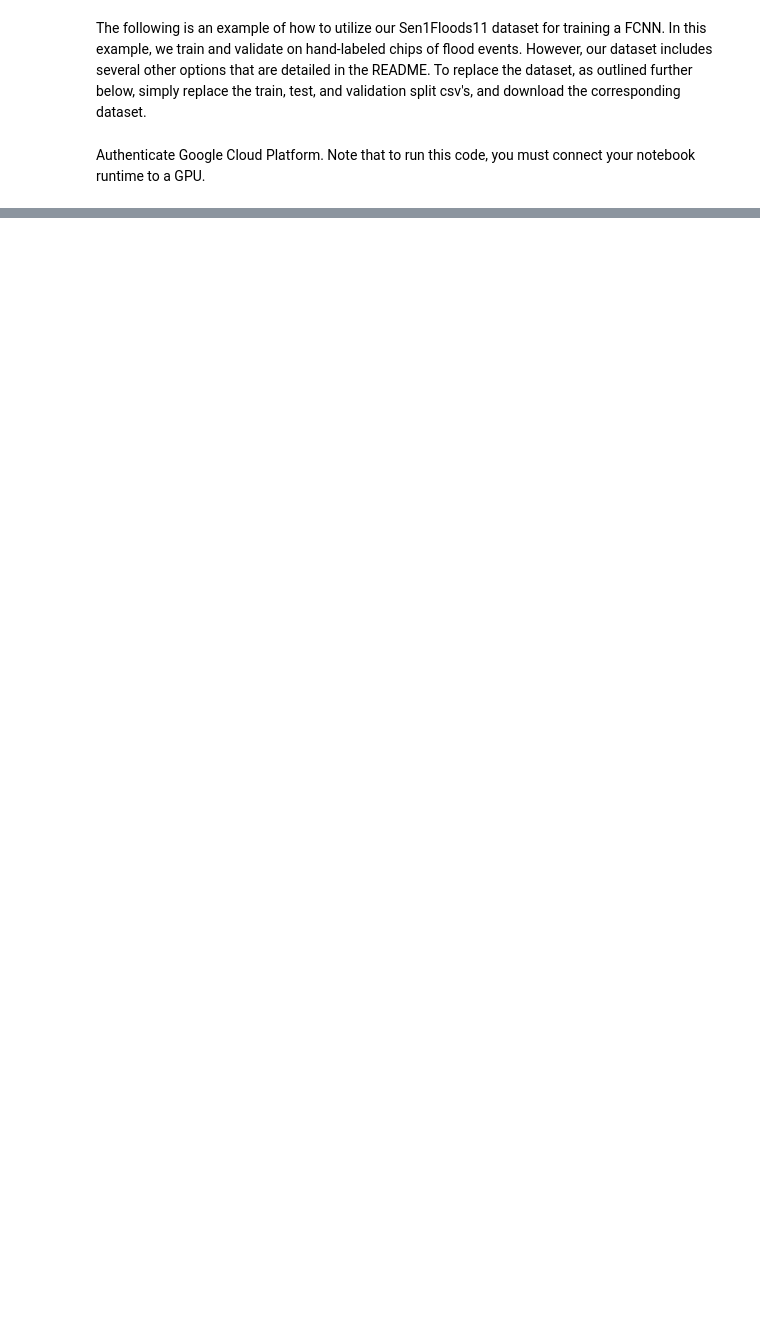
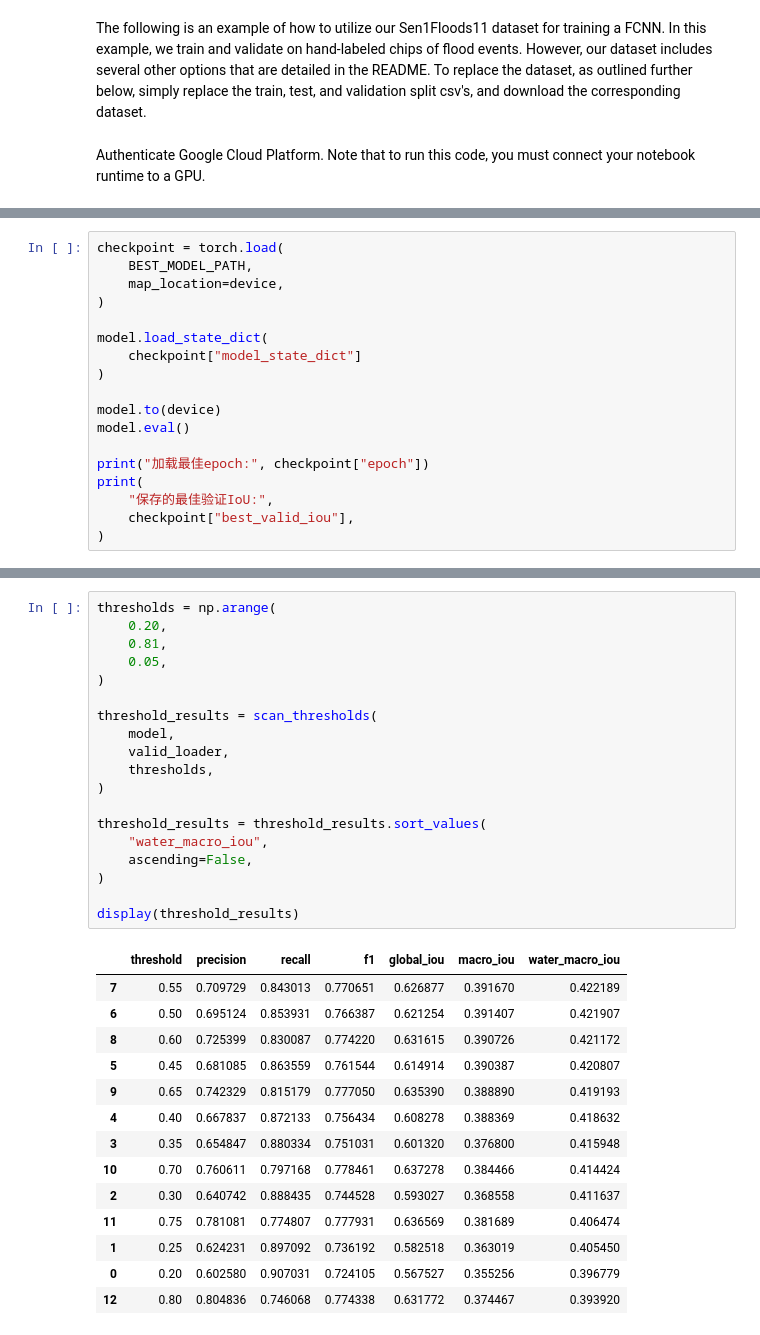
Before and after one commit to xiaofeng60301/water, a Jupyter notebook: Train.ipynb, the cells around one changed output, grey strips where cells are left out. Saved outputs shown, nothing was run; the diff lists cells and outputs as text; blank space fills up the shorter version.

```diff
--- a/Train.ipynb
+++ b/Train.ipynb
@@ -773,0 +665,18 @@ plt.show()
+# %%
+checkpoint = torch.load(
+    BEST_MODEL_PATH,
+    map_location=device,
+)
+
+model.load_state_dict(
+    checkpoint["model_state_dict"]
+)
+
+model.to(device)
+model.eval()
+
+print("加载最佳epoch:", checkpoint["epoch"])
+print(
+    "保存的最佳验证IoU:",
+    checkpoint["best_valid_iou"],
+)
@@ -773,0 +816,34 @@ plt.show()
+# %%
+thresholds = np.arange(
+    0.20,
+    0.81,
+    0.05,
+)
+
+threshold_results = scan_thresholds(
+    model,
+    valid_loader,
+    thresholds,
+)
+
+threshold_results = threshold_results.sort_values(
+    "water_macro_iou",
+    ascending=False,
+)
+
+display(threshold_results)
+# %% [output]
+|  | threshold | precision | recall | f1 | global_iou | macro_iou | water_macro_iou |
+| 7 | 0.55 | 0.709729 | 0.843013 | 0.770651 | 0.626877 | 0.391670 | 0.422189 |
+| 6 | 0.50 | 0.695124 | 0.853931 | 0.766387 | 0.621254 | 0.391407 | 0.421907 |
+| 8 | 0.60 | 0.725399 | 0.830087 | 0.774220 | 0.631615 | 0.390726 | 0.421172 |
+| 5 | 0.45 | 0.681085 | 0.863559 | 0.761544 | 0.614914 | 0.390387 | 0.420807 |
+| 9 | 0.65 | 0.742329 | 0.815179 | 0.777050 | 0.635390 | 0.388890 | 0.419193 |
+| 4 | 0.40 | 0.667837 | 0.872133 | 0.756434 | 0.608278 | 0.388369 | 0.418632 |
+| 3 | 0.35 | 0.654847 | 0.880334 | 0.751031 | 0.601320 | 0.376800 | 0.415948 |
+| 10 | 0.70 | 0.760611 | 0.797168 | 0.778461 | 0.637278 | 0.384466 | 0.414424 |
+| 2 | 0.30 | 0.640742 | 0.888435 | 0.744528 | 0.593027 | 0.368558 | 0.411637 |
+| 11 | 0.75 | 0.781081 | 0.774807 | 0.777931 | 0.636569 | 0.381689 | 0.406474 |
+| 1 | 0.25 | 0.624231 | 0.897092 | 0.736192 | 0.582518 | 0.363019 | 0.405450 |
+| 0 | 0.20 | 0.602580 | 0.907031 | 0.724105 | 0.567527 | 0.355256 | 0.396779 |
+| 12 | 0.80 | 0.804836 | 0.746068 | 0.774338 | 0.631772 | 0.374467 | 0.393920 |
```
Also changed, not shown: parts of 75 cells of this notebook.
